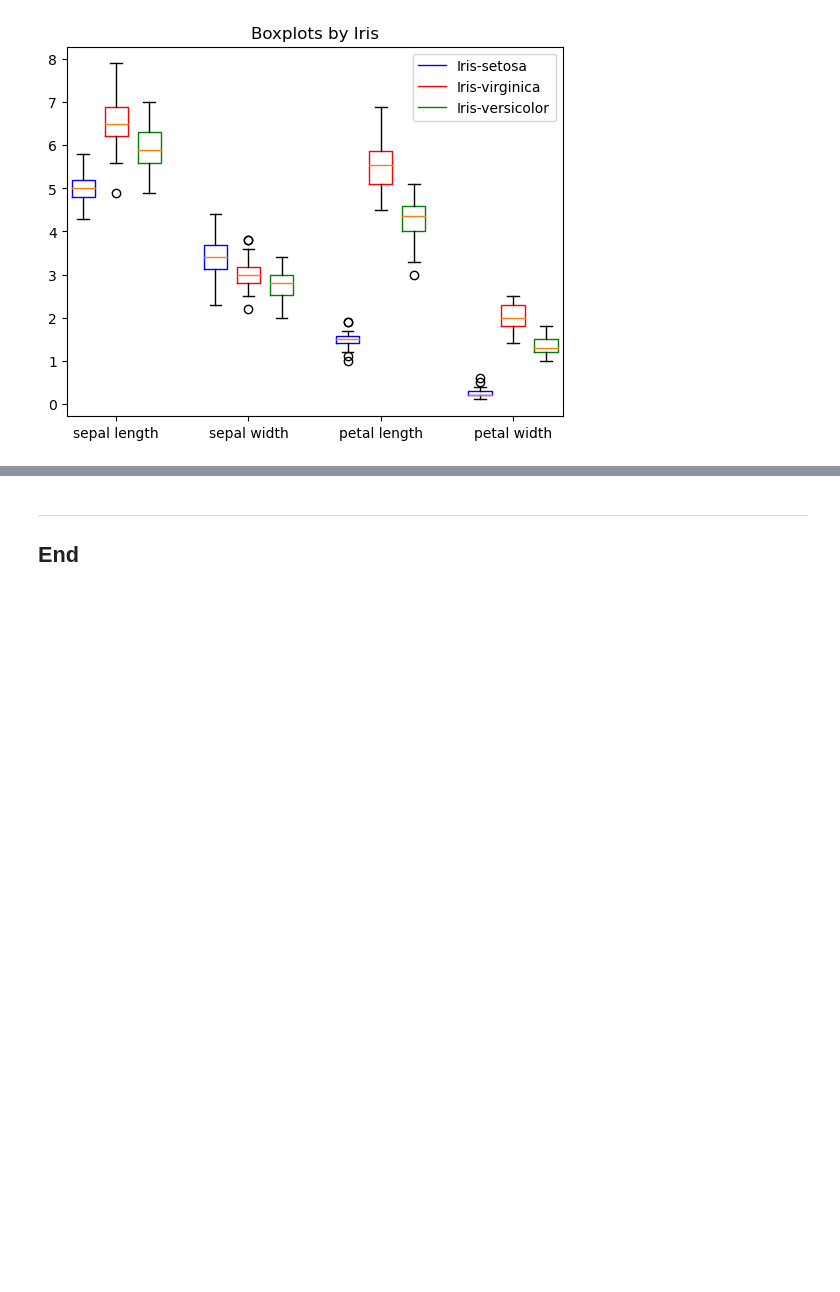
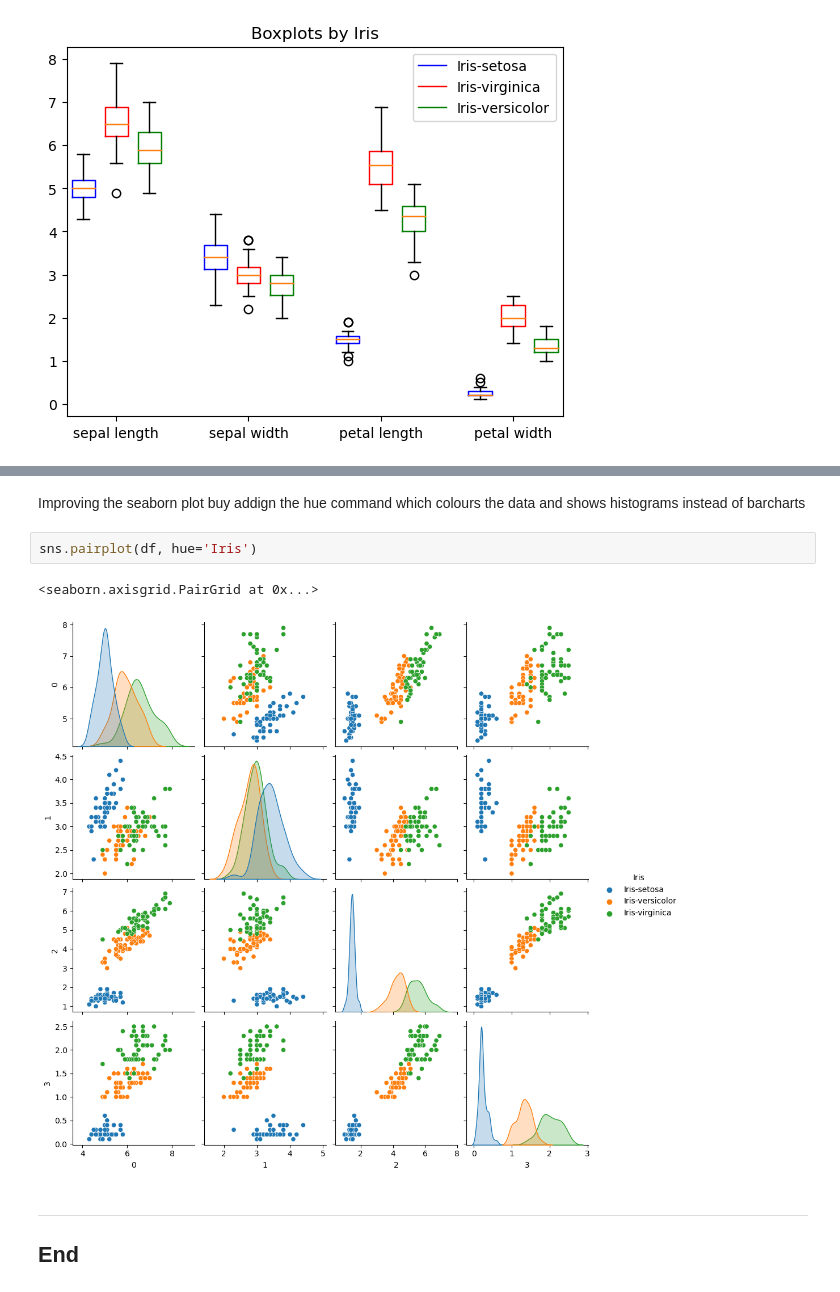
Before and after one commit to kevinsenan/4359-Fundamentals-of-Data-Analysis, a Jupyter notebook: Project.ipynb, the cells around one changed output, grey strips where cells are left out. Saved outputs shown, nothing was run; the diff lists cells and outputs as text; blank space fills up the shorter version.

```diff
--- a/Project.ipynb
+++ b/Project.ipynb
@@ -149,3 +161,10 @@ plt.show()
+# %% [markdown]
+Improving the seaborn plot buy addign the hue command which colours the data and shows histograms instead of barcharts
+# %%
+sns.pairplot(df, hue='Iris')
+# %% [output]
+<seaborn.axisgrid.PairGrid at 0x...>
+[figure, added]
 # %% [markdown]
 ***
 
```
Also changed, not shown: parts of 3 cells of this notebook, 1 other file.
